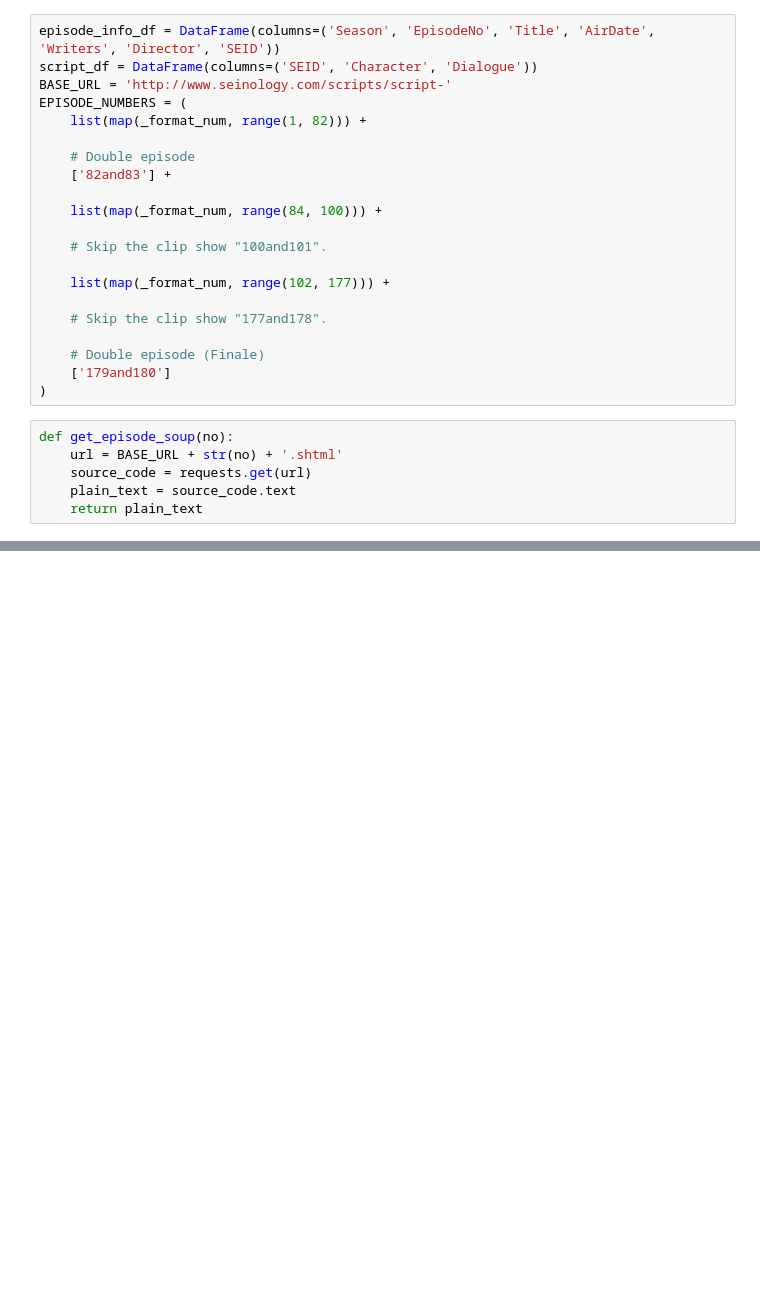
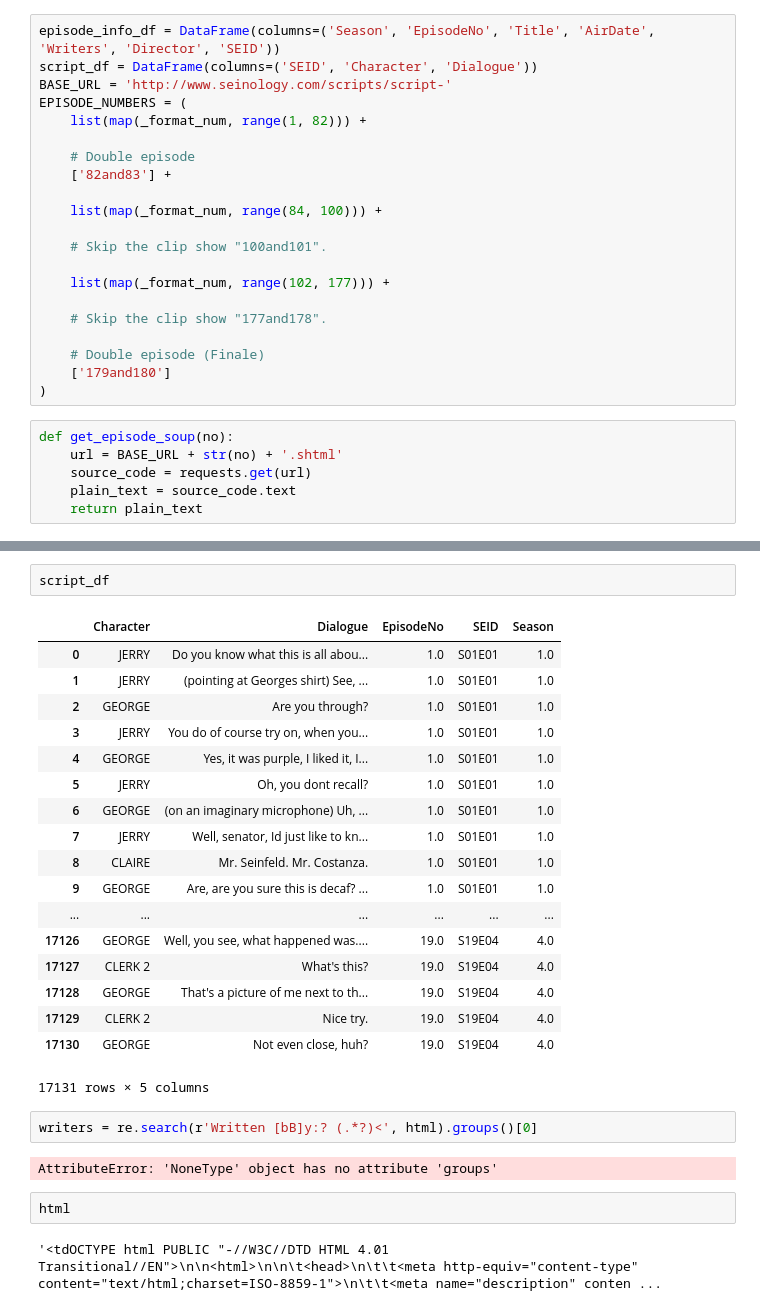
Before and after one commit to 4m4n5/the-seinfeld-chronicles, a Jupyter notebook: ScriptCrawler.ipynb, the cells around one changed output, grey strips where cells are left out. Drawn from its saved outputs; the diff is of its cells as text; blank space fills up the shorter version.

```diff
--- a/ScriptCrawler.ipynb
+++ b/ScriptCrawler.ipynb
@@ -230,0 +179,29 @@
+# %%
+script_df
+# %% [output]
+|  | Character | Dialogue | EpisodeNo | SEID | Season |
+| 0 | JERRY | Do you know what this is all abou... | 1.0 | S01E01 | 1.0 |
+| 1 | JERRY | (pointing at Georges shirt) See, ... | 1.0 | S01E01 | 1.0 |
+| 2 | GEORGE | Are you through? | 1.0 | S01E01 | 1.0 |
+| 3 | JERRY | You do of course try on, when you... | 1.0 | S01E01 | 1.0 |
+| 4 | GEORGE | Yes, it was purple, I liked it, I... | 1.0 | S01E01 | 1.0 |
+| 5 | JERRY | Oh, you dont recall? | 1.0 | S01E01 | 1.0 |
+| 6 | GEORGE | (on an imaginary microphone) Uh, ... | 1.0 | S01E01 | 1.0 |
+| 7 | JERRY | Well, senator, Id just like to kn... | 1.0 | S01E01 | 1.0 |
+| 8 | CLAIRE | Mr. Seinfeld. Mr. Costanza. | 1.0 | S01E01 | 1.0 |
+| 9 | GEORGE | Are, are you sure this is decaf? ... | 1.0 | S01E01 | 1.0 |
+| ... | ... | ... | ... | ... | ... |
+| 17126 | GEORGE | Well, you see, what happened was.... | 19.0 | S19E04 | 4.0 |
+| 17127 | CLERK 2 | What's this? | 19.0 | S19E04 | 4.0 |
+| 17128 | GEORGE | That's a picture of me next to th... | 19.0 | S19E04 | 4.0 |
+| 17129 | CLERK 2 | Nice try. | 19.0 | S19E04 | 4.0 |
+| 17130 | GEORGE | Not even close, huh? | 19.0 | S19E04 | 4.0 |
+17131 rows × 5 columns
+# %%
+writers = re.search(r'Written [bB]y:? (.*?)<', html).groups()[0]
+# %% [output]
+AttributeError: 'NoneType' object has no attribute 'groups'
+# %%
+html
+# %% [output]
+'<tdOCTYPE html PUBLIC "-//W3C//DTD HTML 4.01 Transitional//EN">\n\n<html>\n\n\t<head>\n\t\t<meta http-equiv="content-type" content="text/html;charset=ISO-8859-1">\n\t\t<meta name="description" conten ...
```
Also changed, not shown: parts of 21 cells of this notebook, 2 other files.
